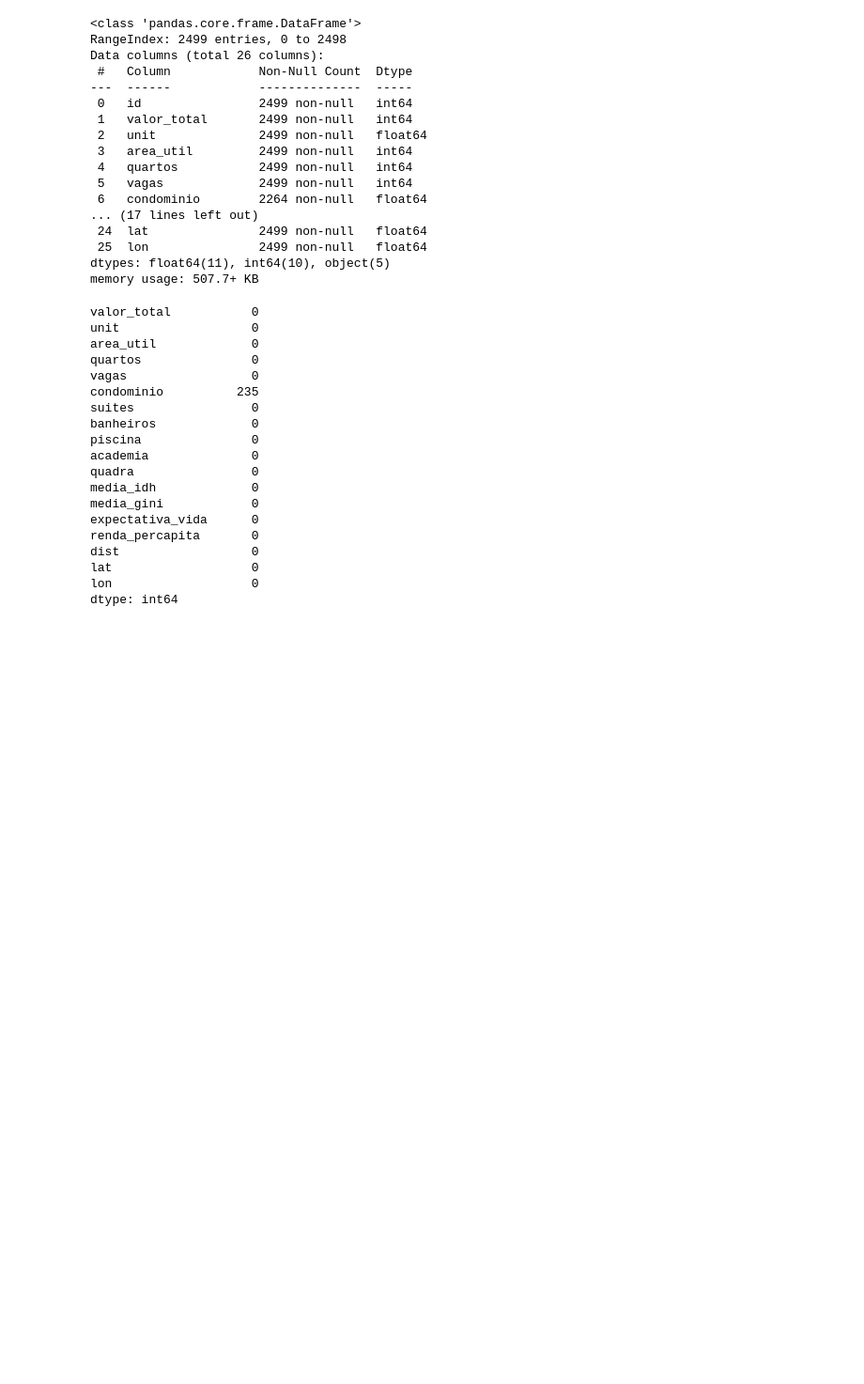
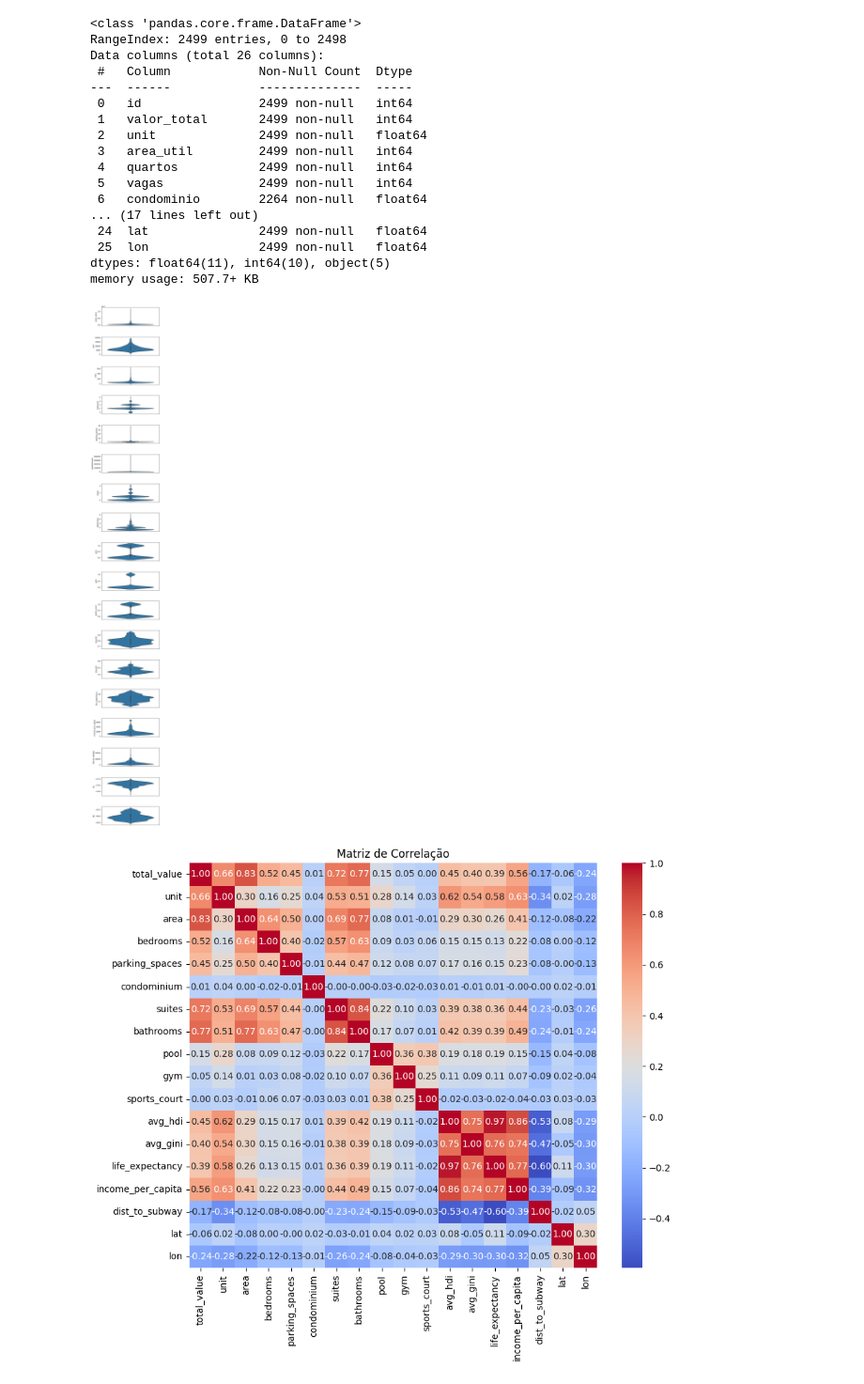
Before and after one commit to joaoalbertofs/pricing_sp_apartments, a Jupyter notebook: Analysis.ipynb, the cells around one changed output. Shown at 94% size. Drawn from its saved outputs; the diff is of its cells as text; code cells hidden in the pictures; blank space fills up the shorter version.

```diff
--- a/Analysis.ipynb
+++ b/Analysis.ipynb
@@ -57,31 +66,47 @@ memory usage: 507.7+ KB
 # %%
 # Selecting the columns that will be used in the analysis
 
-treated_df = df[['valor_total', 'unit', 'area_util', 'quartos', 'vagas',
+treated_df_raw = df[['valor_total', 'unit', 'area_util', 'quartos', 'vagas',
        'condominio', 'suites', 'banheiros', 'piscina', 'academia', 'quadra',
        'media_idh', 'media_gini', 'expectativa_vida', 'renda_percapita',
         'dist', 'lat', 'lon']]
 
-# Verifying if the new dataframe have any NA values
 
-treated_df.isnull().sum()
+# translating to english
+
+new_names = {'valor_total': 'total_value', 'unit': 'unit', 'area_util': 'area',
+                     'quartos': 'bedrooms', 'vagas': 'parking_spaces',
+                     'condominio': 'condominium', 'suites': 'suites',
+                     'banheiros': 'bathrooms', 'piscina': 'pool',
+                     'academia': 'gym', 'quadra': 'sports_court',
+                     'media_idh': 'avg_hdi', 'media_gini': 'avg_gini',
+                     'expectativa_vida': 'life_expectancy',
+                     'renda_percapita': 'income_per_capita',
+                     'dist': 'dist_to_subway', 'lat': 'lat', 'lon': 'lon'}
+
+# Renaming the columns
+treated_df = treated_df_raw.rename(columns=new_names)
-# %% [output]
-valor_total           0
-unit                  0
-area_util             0
-quartos               0
-vagas                 0
-condominio          235
-suites                0
-banheiros             0
-piscina               0
-academia              0
-quadra                0
-media_idh             0
-media_gini            0
-expectativa_vida      0
-renda_percapita       0
-dist                  0
-lat                   0
-lon                   0
-dtype: int64
+# %%
+#  plot violin charts for each column of the DataFrame
+num_cols = treated_df.select_dtypes(include=['float64', 'int64']).columns
+
+# Chart config
+fig, axes = plt.subplots(nrows=len(num_cols), ncols=1, figsize=(6, len(num_cols)*3))
+plt.subplots_adjust(hspace=0.6)
+
+# Loop to plot violin
+for i, col in enumerate(num_cols):
+    ax = sns.violinplot(data=treated_df, y=col, ax=axes[i])
+    ax.set_ylabel(col)
+
+# Corr
+corr_matrix = treated_df.corr()
+plt.figure(figsize=(10, 8))
+sns.heatmap(corr_matrix, annot=True, cmap='coolwarm', fmt=".2f")
+plt.title('Matriz de Correlação')
+
+# Show charts
+plt.show()
+# %% [output]
+[figure, added]
+[figure, added]
```
Also changed, not shown: parts of 10 cells of this notebook, 1 other file.
